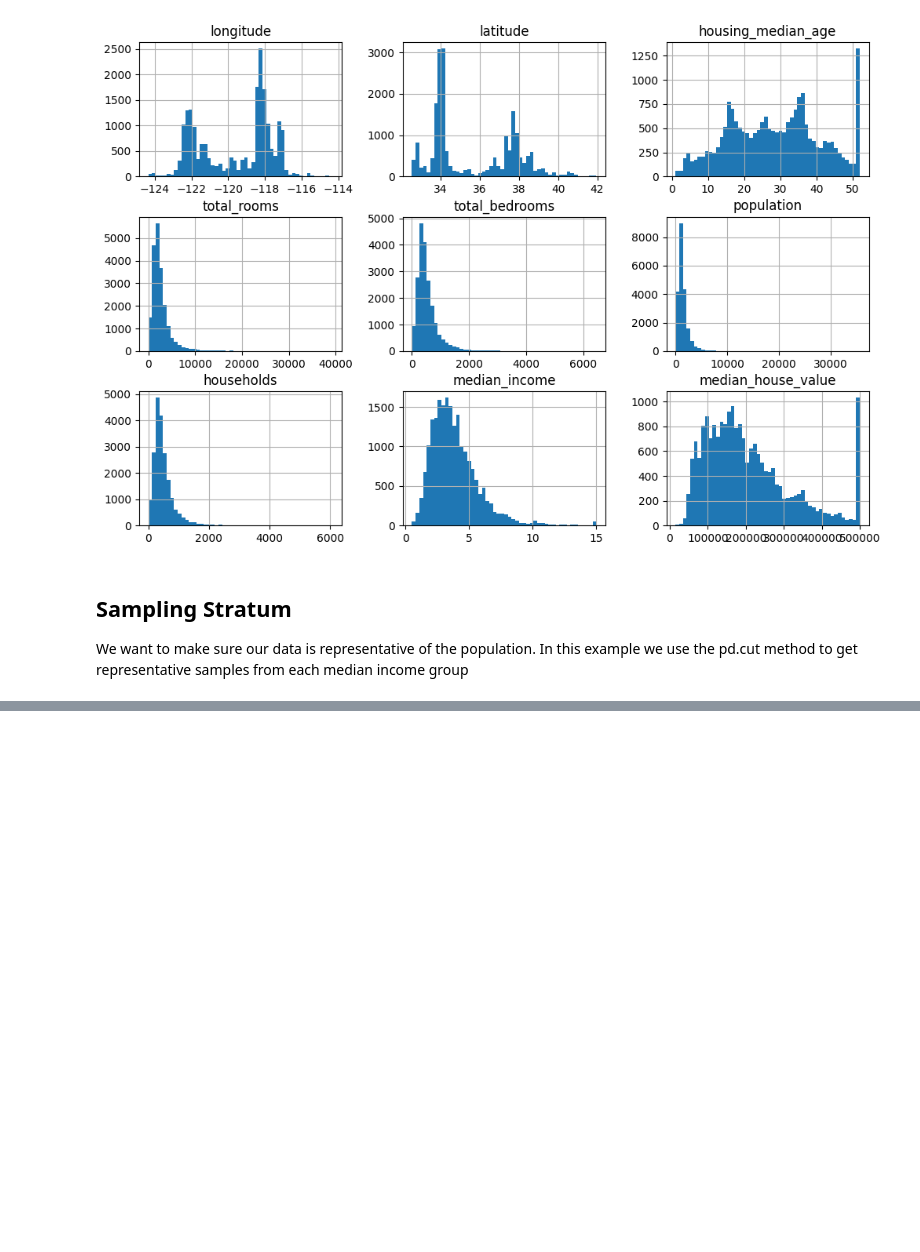
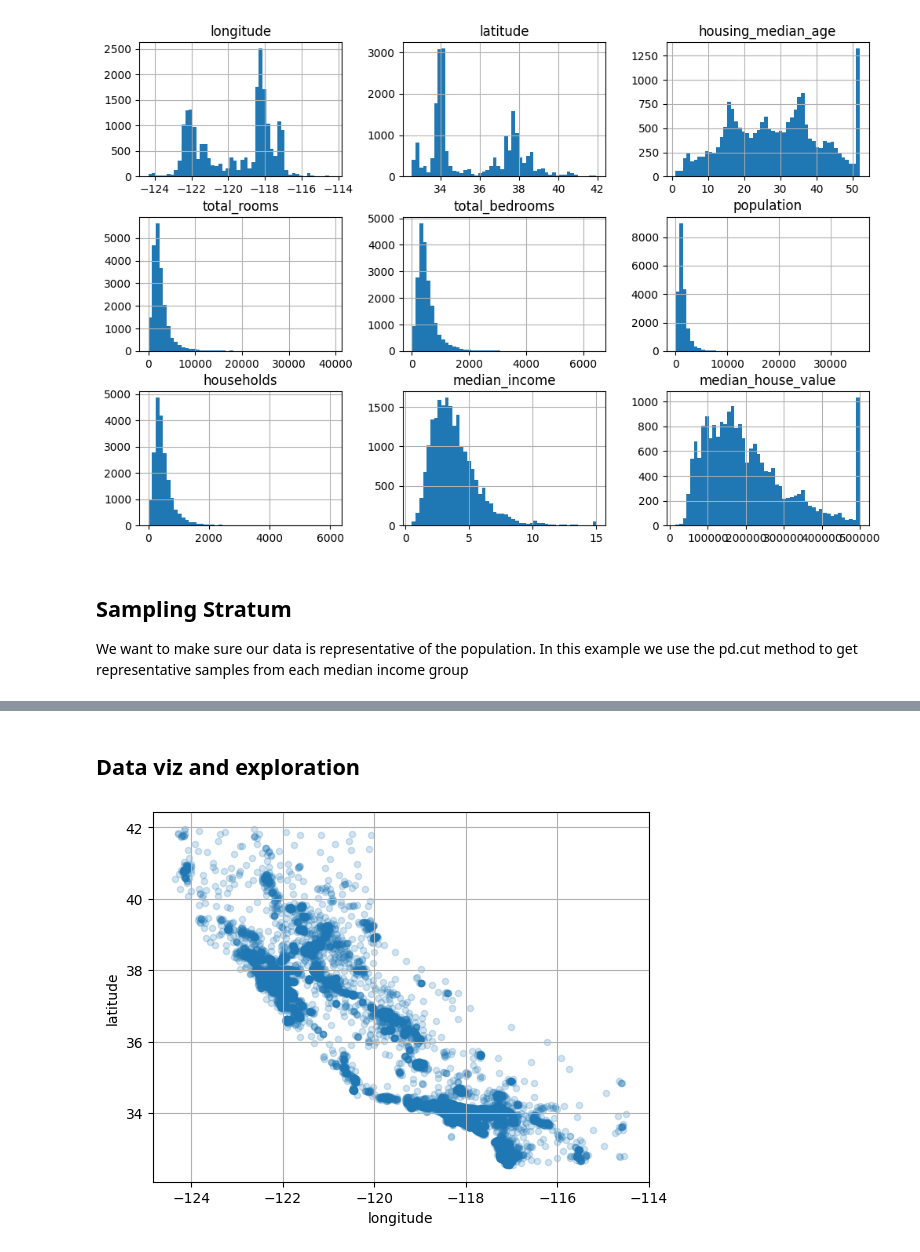
Before and after one commit to bdJohnson72/ML-Eng-Journey, a Jupyter notebook: Hands-On-ML/housing_prices.ipynb, the cells around one changed output, grey strips where cells are left out. Saved outputs shown, nothing was run; the diff lists cells and outputs as text; code cells hidden in the pictures; blank space fills up the shorter version.

```diff
--- a/Hands-On-ML/housing_prices.ipynb
+++ b/Hands-On-ML/housing_prices.ipynb
@@ -120,0 +158,7 @@ data = np.array([1,2,3])
+# %%
+# Now that we partitioned our data in median income we can use Sci Kit Learn to get a stratified sample
+from sklearn.model_selection import train_test_split
+stratified_training_set, stratified_test_set = train_test_split(housing, test_size=0.2, stratify=housing["income_cat"], random_state=42)
+print(stratified_training_set.head())
+# we can see if this worked
+stratified_training_set["income_cat"].value_counts() / len(stratified_training_set)
@@ -120,0 +197,9 @@ data = np.array([1,2,3])
+# %% [markdown]
+## Data viz and exploration
+# %%
+housing = stratified_training_set.copy()
+# %%
+housing.plot(kind="scatter", x="longitude", y="latitude", grid=True, alpha=0.2) #we can use alpha to highlight density
+plt.show()
+# %% [output]
+[figure, added]
```
Also changed, not shown: parts of 12 cells of this notebook, 1 other file.
